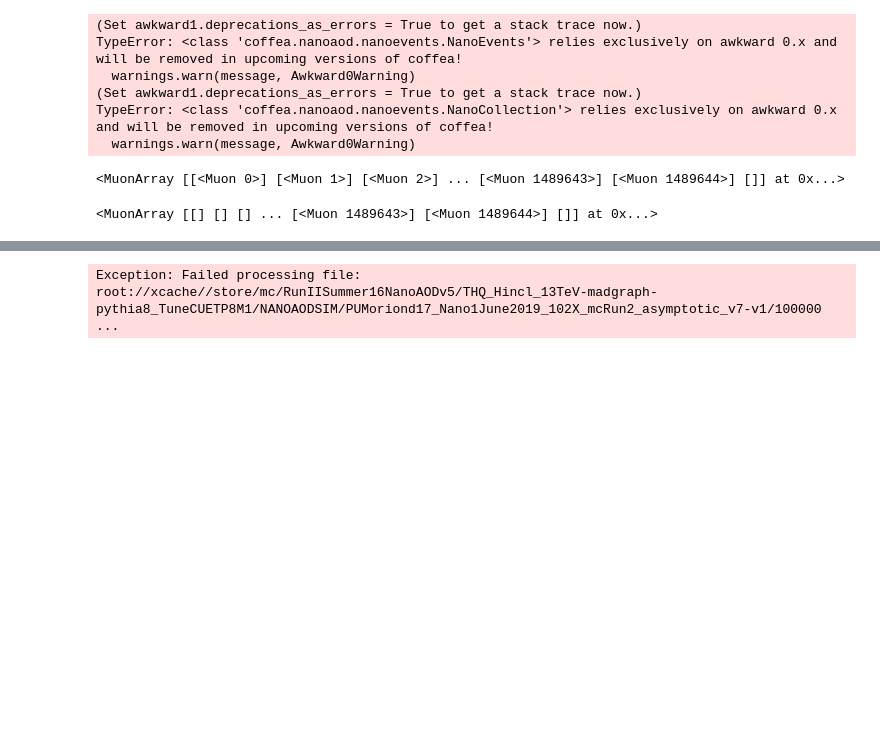
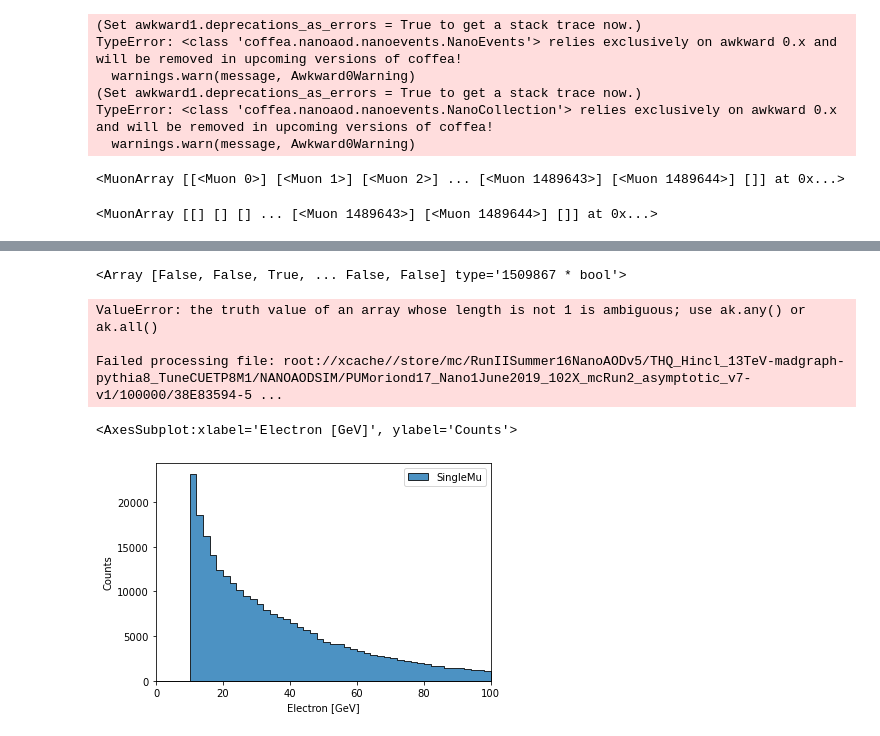
Before and after one commit to zorache/FTAnalysis-coffea-casa, a Jupyter notebook: draft.ipynb, the cells around one changed output, grey strips where cells are left out. Saved outputs shown, nothing was run; the diff lists cells and outputs as text; code cells hidden in the pictures; blank space fills up the shorter version.

```diff
--- a/draft.ipynb
+++ b/draft.ipynb
@@ -77,0 +263,4 @@ class Processor(processor.ProcessorABC):
+# %%
+MET.pt<20
+# %% [output]
+<Array [False, False, True, ... False, False] type='1509867 * bool'>
@@ -84,7 +276,9 @@ output = processor.run_uproot_job(fileset,
                                  treename='Events',
                                  processor_instance=Processor(),
                                  executor=processor.futures_executor,
-                                 executor_args={'workers':4, 'nano': True},
+                                 executor_args={'workers':4,"schema": NanoAODSchema},
                                  chunksize = 250000)
 # %% [output]
-Exception: Failed processing file: root://xcache//store/mc/RunIISummer16NanoAODv5/THQ_Hincl_13TeV-madgraph-pythia8_TuneCUETP8M1/NANOAODSIM/PUMoriond17_Nano1June2019_102X_mcRun2_asymptotic_v7-v1/100000 ...
+ValueError: the truth value of an array whose length is not 1 is ambiguous; use ak.any() or ak.all()
+
+Failed processing file: root://xcache//store/mc/RunIISummer16NanoAODv5/THQ_Hincl_13TeV-madgraph-pythia8_TuneCUETP8M1/NANOAODSIM/PUMoriond17_Nano1June2019_102X_mcRun2_asymptotic_v7-v1/100000/38E83594-5 ...
@@ -100,0 +285,7 @@ electrons = electrons[(abs_eta < 2.5) &
+# %%
+a = output['Electron']
+# %%
+hist.plot1d(a, overlay='dataset', fill_opts={'edgecolor': (0,0,0,0.3), 'alpha': 0.8})
+# %% [output]
+<AxesSubplot:xlabel='Electron [GeV]', ylabel='Counts'>
+[figure, added]
```
Also changed, not shown: parts of 19 cells of this notebook.
